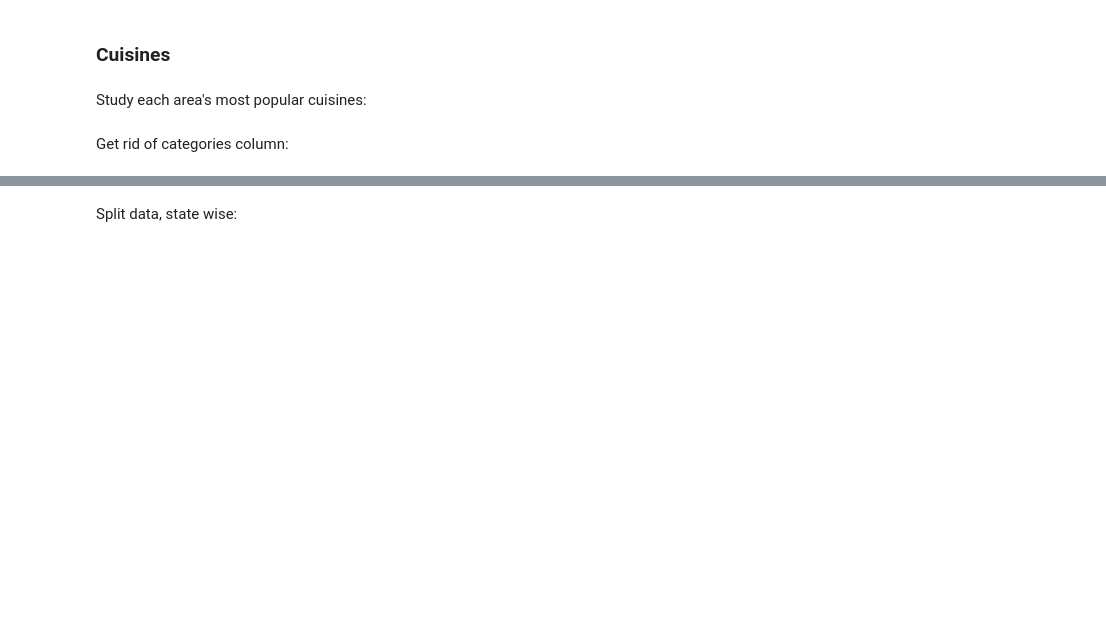
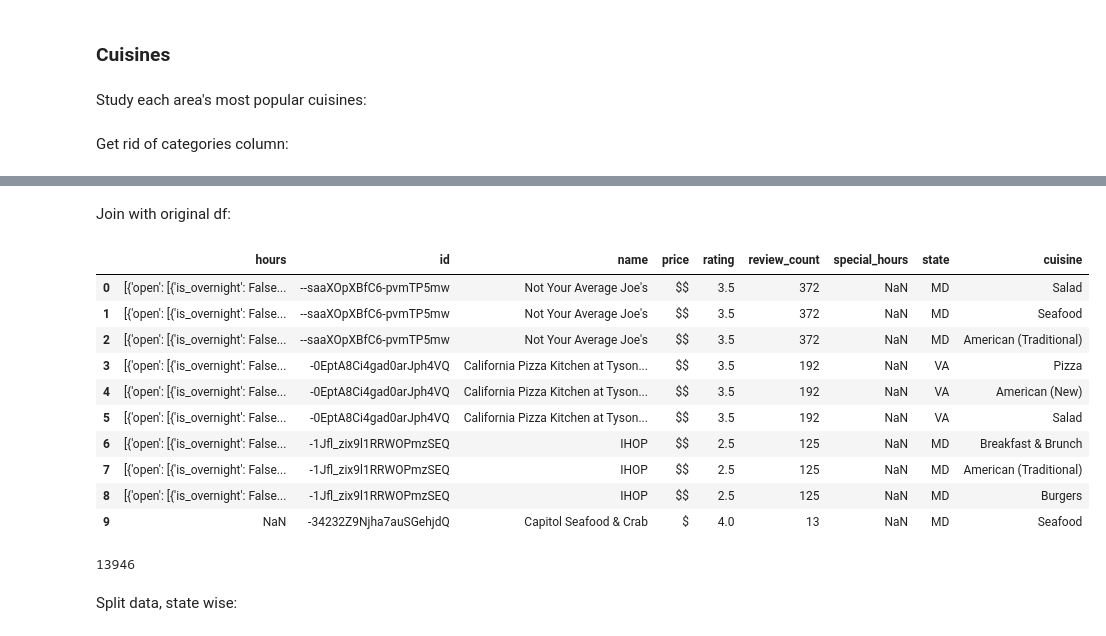
Before and after one commit to mzhou356/Mod3-Project, a Jupyter notebook: Data Cleaning for Cuisines and Hours.ipynb, the cells around one changed output, grey strips where cells are left out. Drawn from its saved outputs; the diff is of its cells as text; code cells hidden in the pictures; blank space fills up the shorter version.

```diff
--- a/Data Cleaning for Cuisines and Hours.ipynb
+++ b/Data Cleaning for Cuisines and Hours.ipynb
@@ -189,0 +215,14 @@ df.head()
+# %%
+def split_rows(df, col1, col2, sep):
+    '''
+    input:
+    df: dataframe to use
+    col1 and col2 (use col2 to split)
+    return:
+    a df table with col1 as common col and col2 split into multiple rows
+    '''
+    series = [pd.Series(row[col1], row[col2].split(sep))
+              for _, row in df.iterrows()]
+    table = pd.concat(series).reset_index()
+    table.rename(columns={"index": "cuisine", 0: "id"}, inplace=True)
+    return table
@@ -189,0 +231,3 @@ df.head()
+# %%
+df_add = split_rows(df, "id", "cuisines", "|")
+df_add.head()
@@ -189,0 +250,4 @@ df.head()
+# %% [markdown]
+Join with original df:
+# %%
+df = df.merge(df_add, on="id", how="inner")
@@ -190,3 +256,21 @@ df.head()
+# %%
+df.head(10)
+# %% [output]
+|  | hours | id | name | price | rating | review_count | special_hours | state | cuisine |
+| 0 | [{'open': [{'is_overnight': False... | --saaXOpXBfC6-pvmTP5mw | Not Your Average Joe's | $$ | 3.5 | 372 | NaN | MD | Salad |
+| 1 | [{'open': [{'is_overnight': False... | --saaXOpXBfC6-pvmTP5mw | Not Your Average Joe's | $$ | 3.5 | 372 | NaN | MD | Seafood |
+| 2 | [{'open': [{'is_overnight': False... | --saaXOpXBfC6-pvmTP5mw | Not Your Average Joe's | $$ | 3.5 | 372 | NaN | MD | American (Traditional) |
+| 3 | [{'open': [{'is_overnight': False... | -0EptA8Ci4gad0arJph4VQ | California Pizza Kitchen at Tyson... | $$ | 3.5 | 192 | NaN | VA | Pizza |
+| 4 | [{'open': [{'is_overnight': False... | -0EptA8Ci4gad0arJph4VQ | California Pizza Kitchen at Tyson... | $$ | 3.5 | 192 | NaN | VA | American (New) |
+| 5 | [{'open': [{'is_overnight': False... | -0EptA8Ci4gad0arJph4VQ | California Pizza Kitchen at Tyson... | $$ | 3.5 | 192 | NaN | VA | Salad |
+| 6 | [{'open': [{'is_overnight': False... | -1Jfl_zix9l1RRWOPmzSEQ | IHOP | $$ | 2.5 | 125 | NaN | MD | Breakfast & Brunch |
+| 7 | [{'open': [{'is_overnight': False... | -1Jfl_zix9l1RRWOPmzSEQ | IHOP | $$ | 2.5 | 125 | NaN | MD | American (Traditional) |
+| 8 | [{'open': [{'is_overnight': False... | -1Jfl_zix9l1RRWOPmzSEQ | IHOP | $$ | 2.5 | 125 | NaN | MD | Burgers |
+| 9 | NaN | -34232Z9Njha7auSGehjdQ | Capitol Seafood & Crab | $ | 4.0 | 13 | NaN | MD | Seafood |
+# %%
+len(df)
+# %% [output]
+13946
 # %% [markdown]
 Split data, state wise:
 # %%
```
Also changed, not shown: parts of 73 cells of this notebook.
